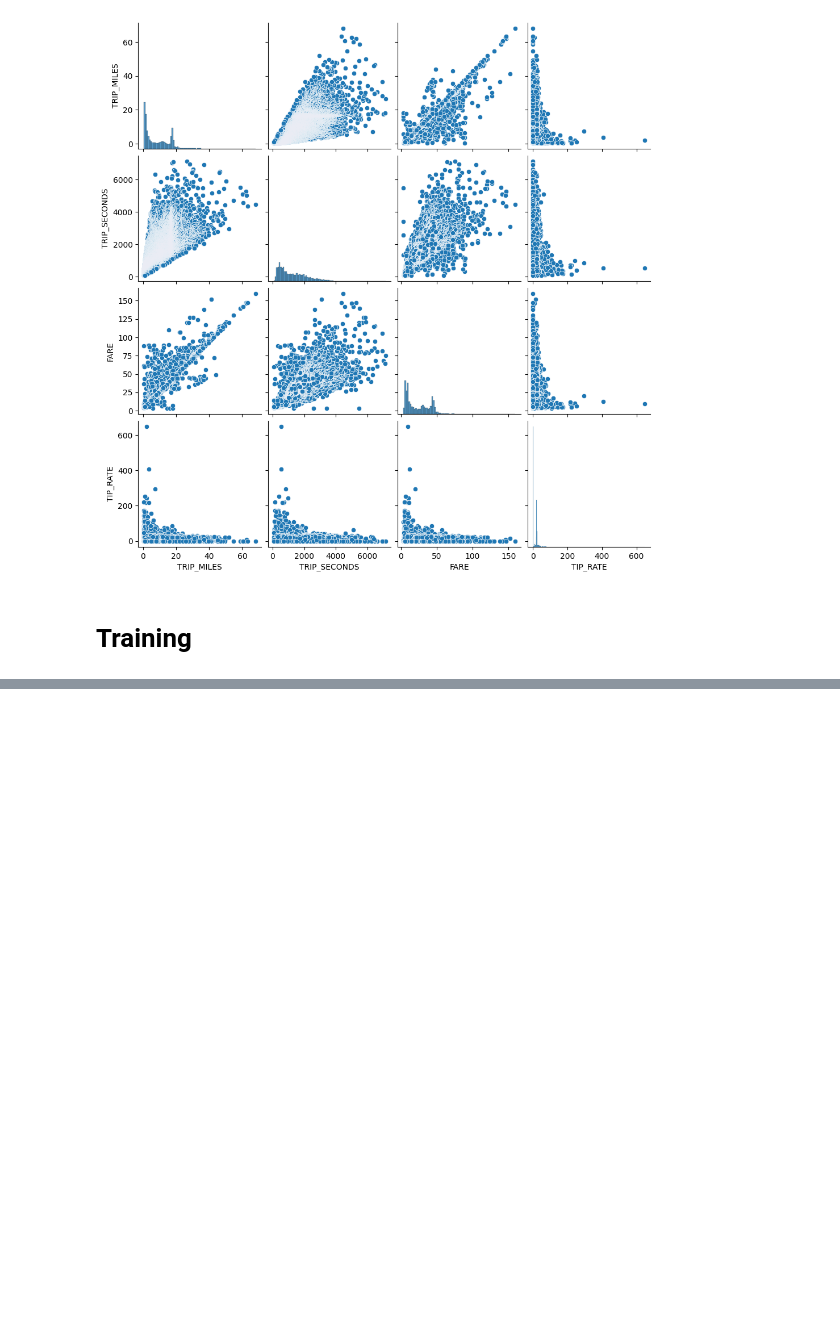
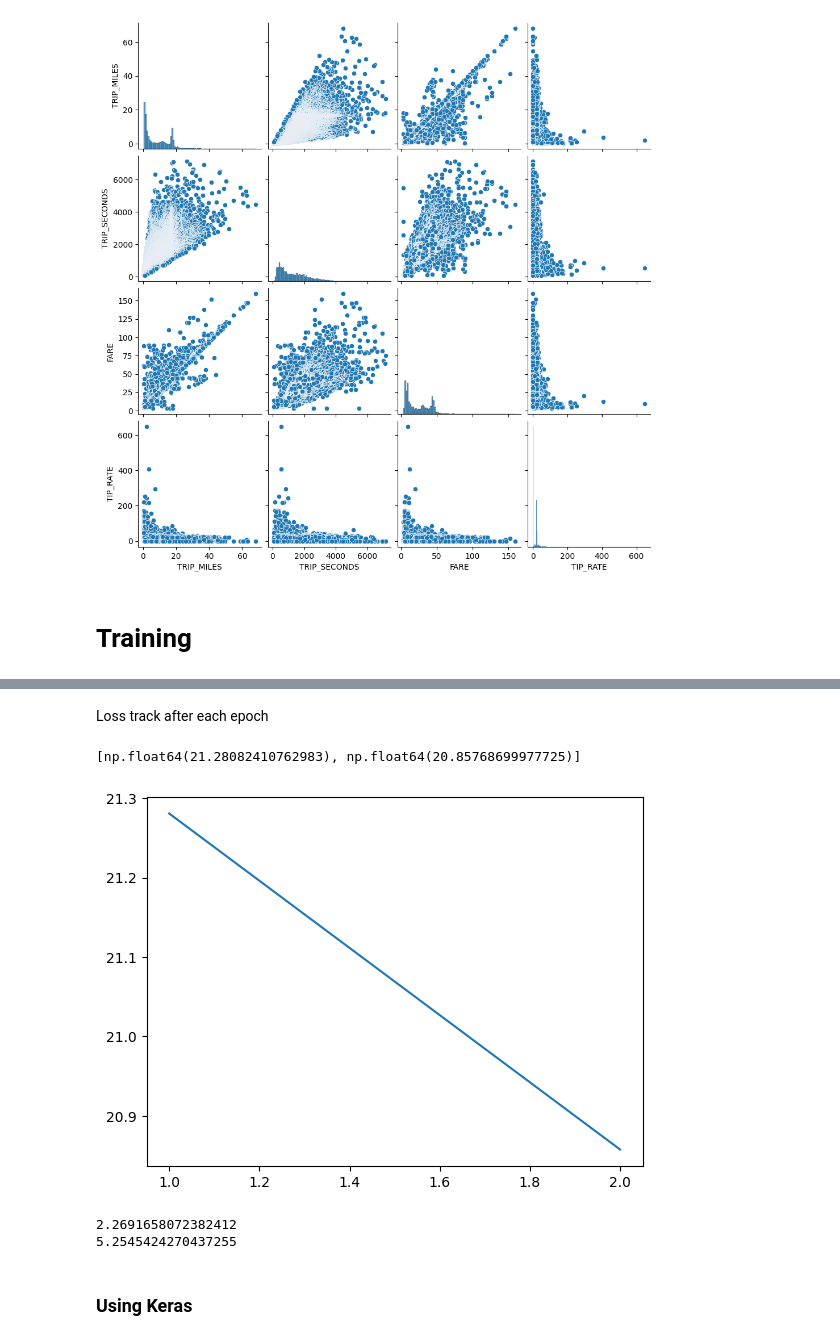
Before and after one commit to shahawy7/google-ml, a Jupyter notebook: LinearRegTaxi.ipynb, the cells around one changed output, grey strips where cells are left out. Saved outputs shown, nothing was run; the diff lists cells and outputs as text; code cells hidden in the pictures; blank space fills up the shorter version.

Commit message:
tried simple linear regression using keras neural network

```diff
--- a/LinearRegTaxi.ipynb
+++ b/LinearRegTaxi.ipynb
@@ -140,0 +180,36 @@ print(r2)
+# %% [markdown]
+Loss track after each epoch
+# %%
+epochs = 2
+lr = 0.001
+w = 0
+b = 0
+loss_track = []
+for i in range(epochs):
+    epoch_loss = 0
+    for j in range(len(x_train)):
+        y_hat = w * x_train[j] + b
+        loss = (y_hat - y_train[j])**2
+        epoch_loss += loss
+        dw = (y_hat - y_train[j]) * 2 * x_train[j]
+        db = (y_hat - y_train[j]) * 2
+
+        w = w - lr * dw
+        b = b - lr * db
+    epoch_loss /= len(x_train)
+    loss_track.append(epoch_loss)
+
+
+plt.plot(range(1,(len(loss_track)+1)), loss_track)
+loss_track[-5:]
+# %% [output]
+[np.float64(21.28082410762983), np.float64(20.85768699977725)]
+[figure, added]
+# %%
+print(w)
+print(b)
+# %% [output]
+2.2691658072382412
+5.2545424270437255
+# %% [markdown]
+### Using Keras
```
Also changed, not shown: parts of 14 cells of this notebook, 1 other file.
